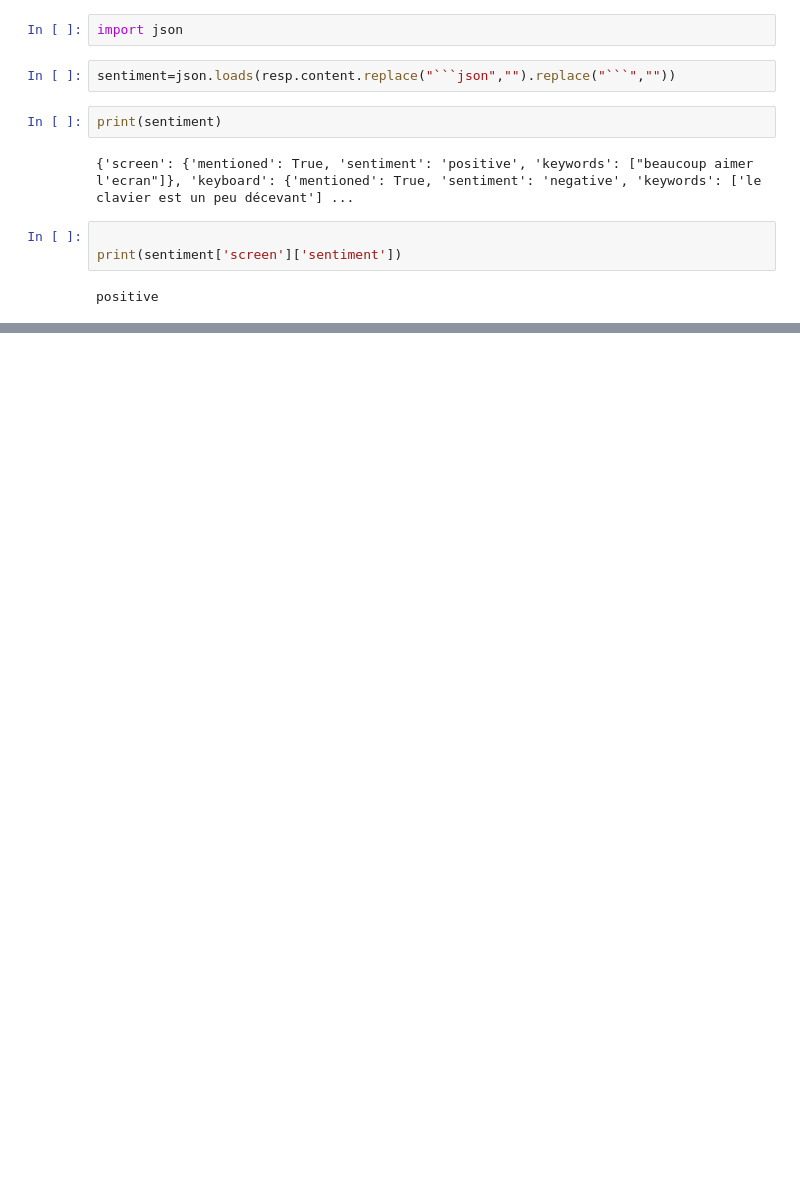
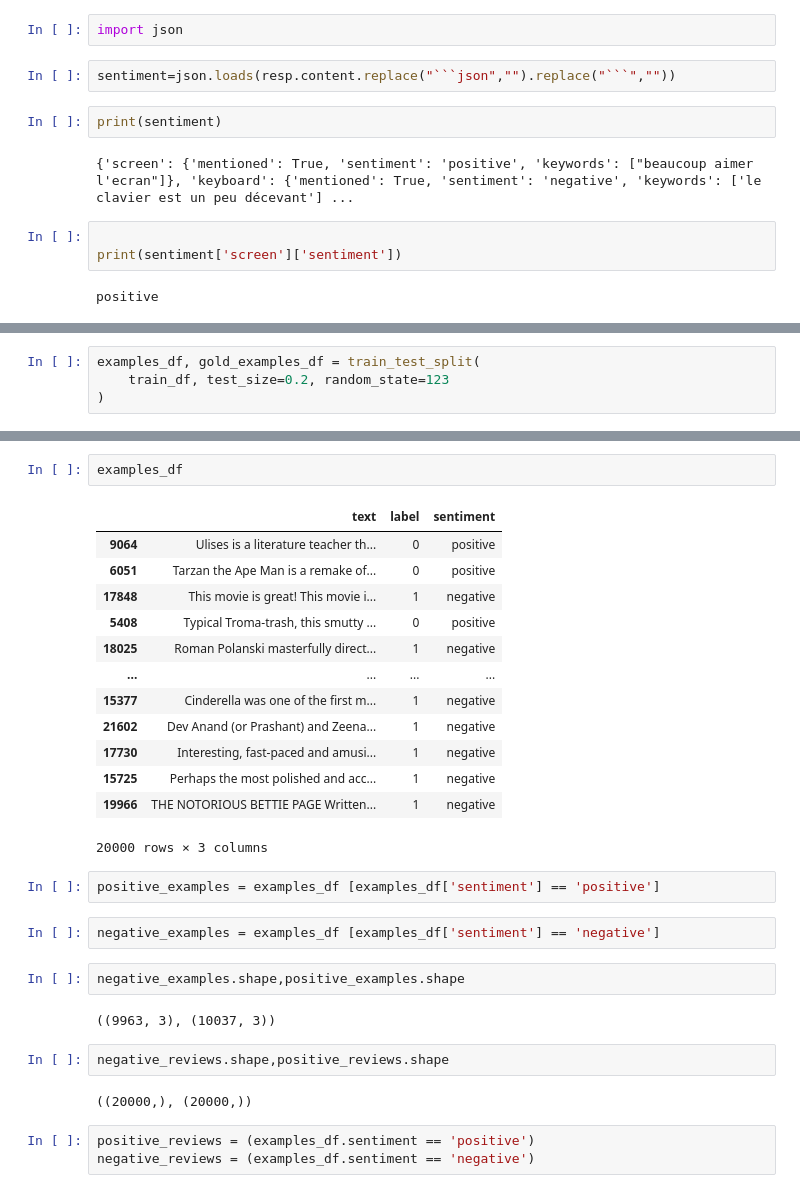
Before and after one commit to Wiss-byte/TP1-wissal-Prompt-Engineerin-For-Multi-Agent-Systems, a Jupyter notebook: sma.ipynb, the cells around one changed output, grey strips where cells are left out. Cells and saved outputs as stored; diff of their text form; blank space fills up the shorter version.

```diff
--- a/sma.ipynb
+++ b/sma.ipynb
@@ -310,0 +406,4 @@ positive
+# %%
+examples_df, gold_examples_df = train_test_split(
+    train_df, test_size=0.2, random_state=123
+)
@@ -310,0 +466,31 @@ positive
+# %%
+examples_df
+# %% [output]
+|  | text | label | sentiment |
+| 9064 | Ulises is a literature teacher th... | 0 | positive |
+| 6051 | Tarzan the Ape Man is a remake of... | 0 | positive |
+| 17848 | This movie is great! This movie i... | 1 | negative |
+| 5408 | Typical Troma-trash, this smutty ... | 0 | positive |
+| 18025 | Roman Polanski masterfully direct... | 1 | negative |
+| ... | ... | ... | ... |
+| 15377 | Cinderella was one of the first m... | 1 | negative |
+| 21602 | Dev Anand (or Prashant) and Zeena... | 1 | negative |
+| 17730 | Interesting, fast-paced and amusi... | 1 | negative |
+| 15725 | Perhaps the most polished and acc... | 1 | negative |
+| 19966 | THE NOTORIOUS BETTIE PAGE Written... | 1 | negative |
+20000 rows × 3 columns
+# %%
+positive_examples = examples_df [examples_df['sentiment'] == 'positive']
+# %%
+negative_examples = examples_df [examples_df['sentiment'] == 'negative']
+# %%
+negative_examples.shape,positive_examples.shape
+# %% [output]
+((9963, 3), (10037, 3))
+# %%
+negative_reviews.shape,positive_reviews.shape
+# %% [output]
+((20000,), (20000,))
+# %%
+positive_reviews = (examples_df.sentiment == 'positive')
+negative_reviews = (examples_df.sentiment == 'negative')
```
Also changed, not shown: parts of 25 cells of this notebook, 2 other files.
